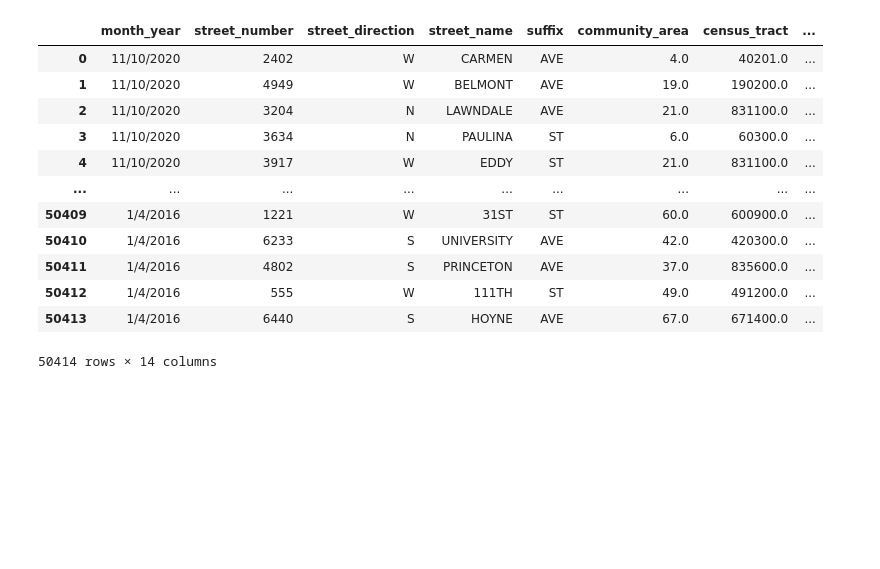
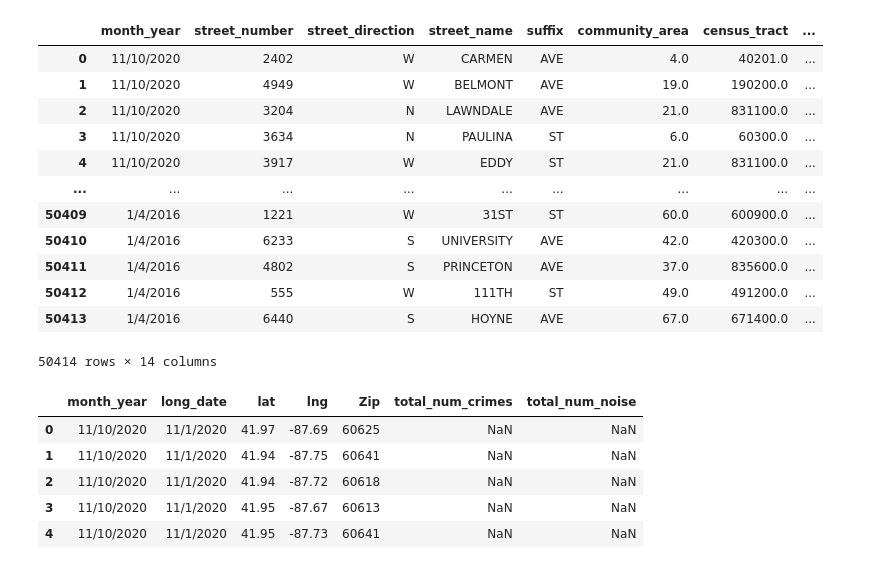
Before and after one commit to sjricketts/Project-3, a Jupyter notebook: chicago_real_estate_data.ipynb, the cells around one changed output. Saved outputs shown, nothing was run; the diff lists cells and outputs as text; code cells hidden in the pictures; blank space fills up the shorter version.

```diff
--- a/chicago_real_estate_data.ipynb
+++ b/chicago_real_estate_data.ipynb
@@ -375,3 +412,14 @@ chi_hist_permitsREW_df
 50414 rows × 14 columns
 # %%
 chi_hist_permitsREW_df.to_csv('chi_hist_permitsREW_df.csv', index=False)
+# %%
+chiPermitsClean = "Data/chi_hist_permitsREWclean_df.csv"
+chiPermitsClean_df = pd.read_csv(chiPermitsClean,encoding='latin-1')
+chiPermitsClean_df.head()
+# %% [output]
+|  | month_year | long_date | lat | lng | Zip | total_num_crimes | total_num_noise |
+| 0 | 11/10/2020 | 11/1/2020 | 41.97 | -87.69 | 60625 | NaN | NaN |
+| 1 | 11/10/2020 | 11/1/2020 | 41.94 | -87.75 | 60641 | NaN | NaN |
+| 2 | 11/10/2020 | 11/1/2020 | 41.94 | -87.72 | 60618 | NaN | NaN |
+| 3 | 11/10/2020 | 11/1/2020 | 41.95 | -87.67 | 60613 | NaN | NaN |
+| 4 | 11/10/2020 | 11/1/2020 | 41.95 | -87.73 | 60641 | NaN | NaN |
```
Also changed, not shown: parts of 8 cells of this notebook, 4 other files.
